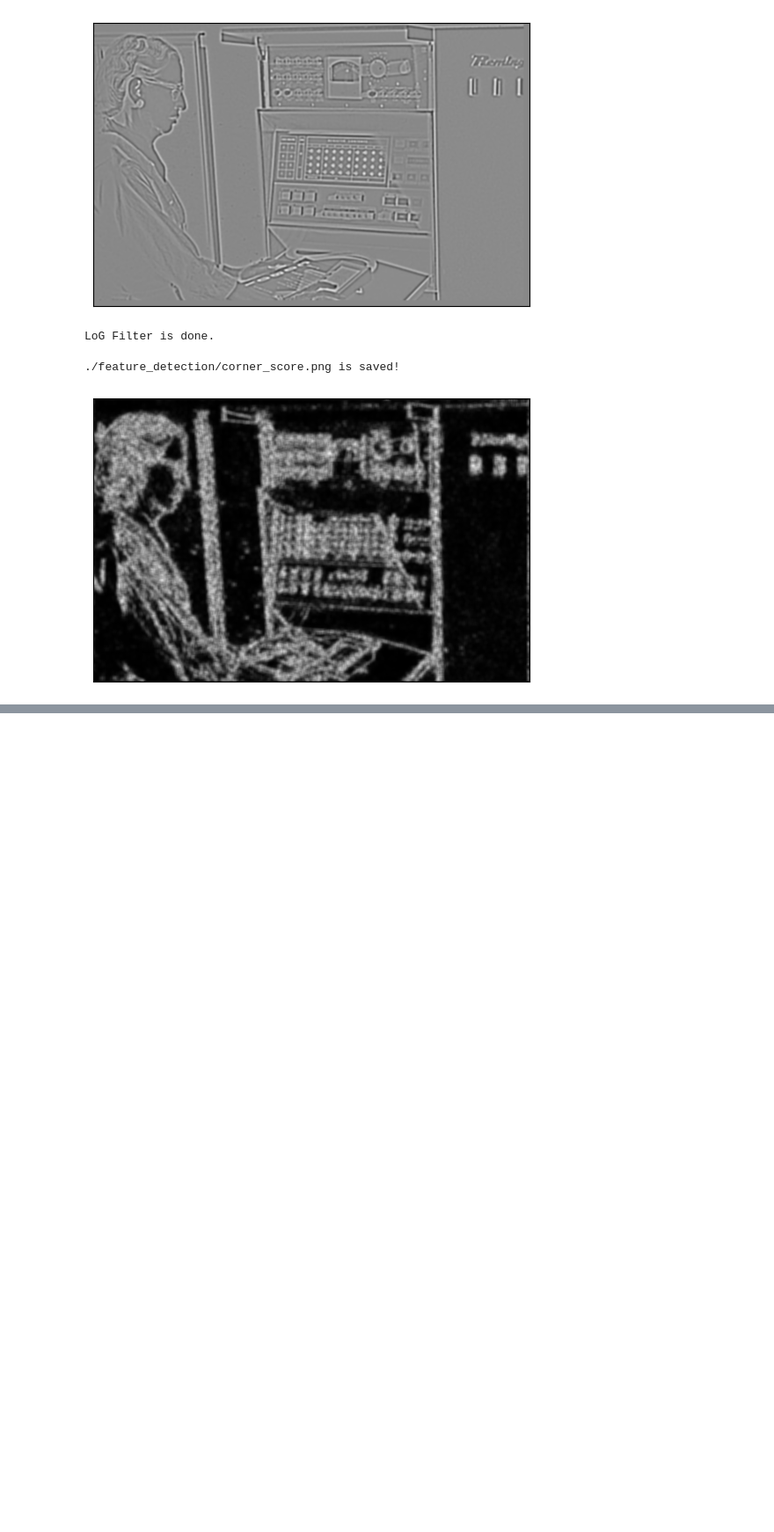
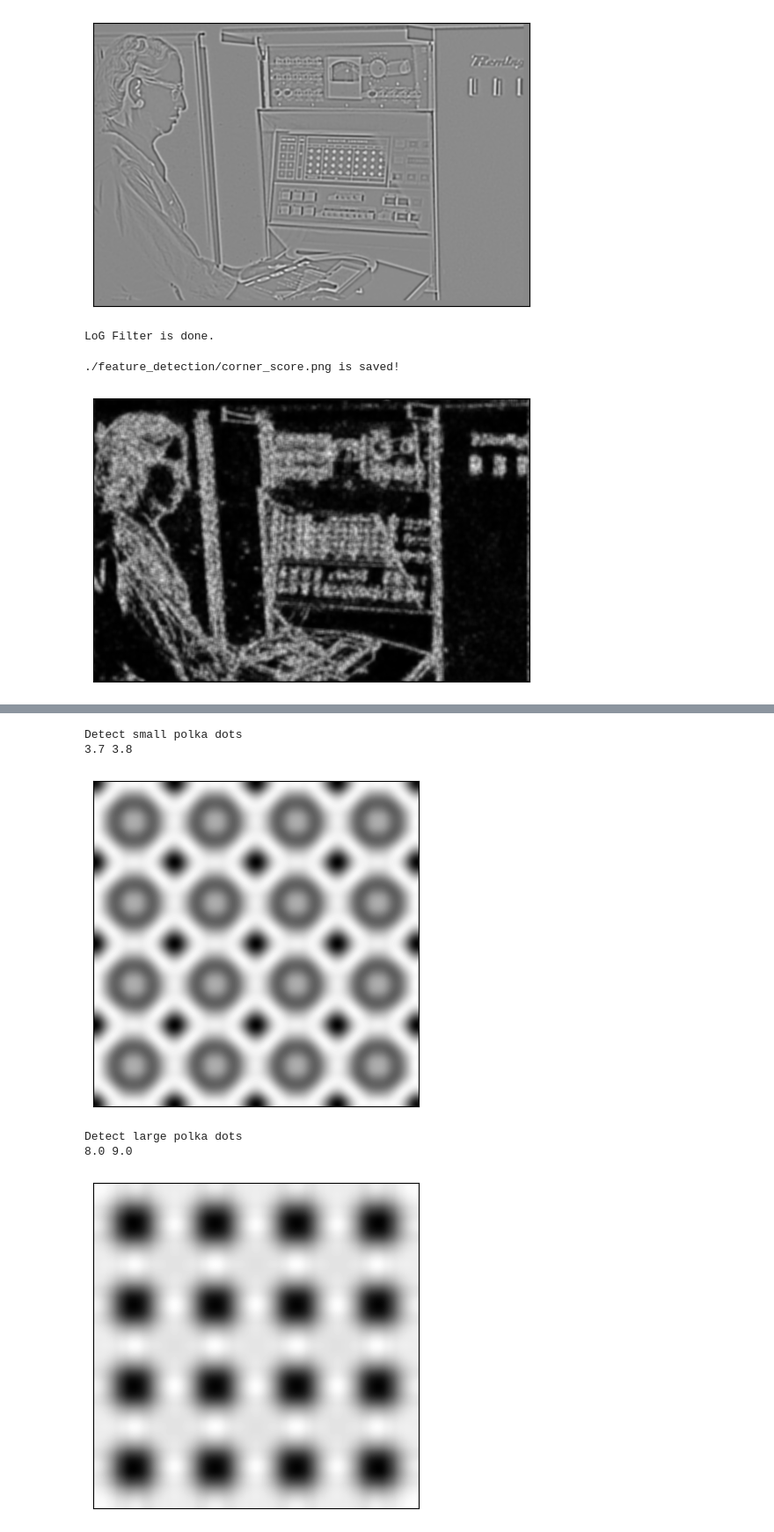
Before and after one commit to Javen-W/CSE803-Computer-Vision, a Jupyter notebook: HW2/HW2_code.ipynb, the cells around one changed output, grey strips where cells are left out. Shown at 88% size. Saved outputs shown, nothing was run; the diff lists cells and outputs as text; code cells hidden in the pictures; blank space fills up the shorter version.

```diff
--- a/HW2/HW2_code.ipynb
+++ b/HW2/HW2_code.ipynb
@@ -449,0 +577,36 @@ display_img(harris_corners)
+# %%
+"""
+Question 3.) Blob Detection
+Part A.) Single-scale Blob Detection
+"""
+image = read_img('./hw2_files/polka.png')
+image = binarize(image)
+
+### -- Detecting Polka Dots -- ##
+print("Detect small polka dots")
+# -- Detect Small Circles
+
+sigma_small1 = 3.7
+sigma_small2 = 3.8
+print(sigma_small1, sigma_small2)
+
+# calculate difference of gaussians
+DoG_small = difference_of_gaussian(image, sigma_small1, sigma_small2)
+display_img(DoG_small)
+
+# -- Detect Large Circles
+print("Detect large polka dots")
+sigma_large1 = 8.0
+sigma_large2 = 9.0
+print(sigma_large1, sigma_large2)
+
+# calculate difference of gaussians
+DoG_large = difference_of_gaussian(image, sigma_large1, sigma_large2)
+display_img(DoG_large)
+# %% [output]
+Detect small polka dots
+3.7 3.8
+[figure, added]
+Detect large polka dots
+8.0 9.0
+[figure, added]
```
Also changed, not shown: parts of 6 cells of this notebook, 5 other files.
